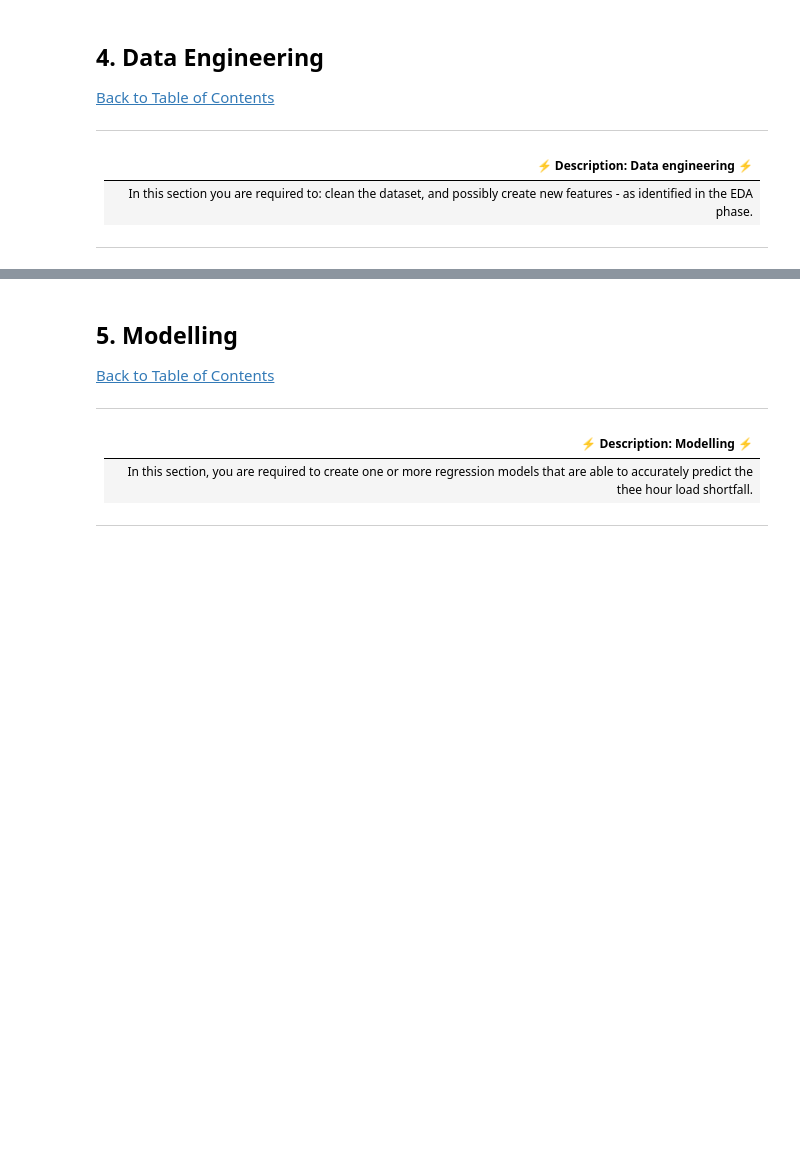
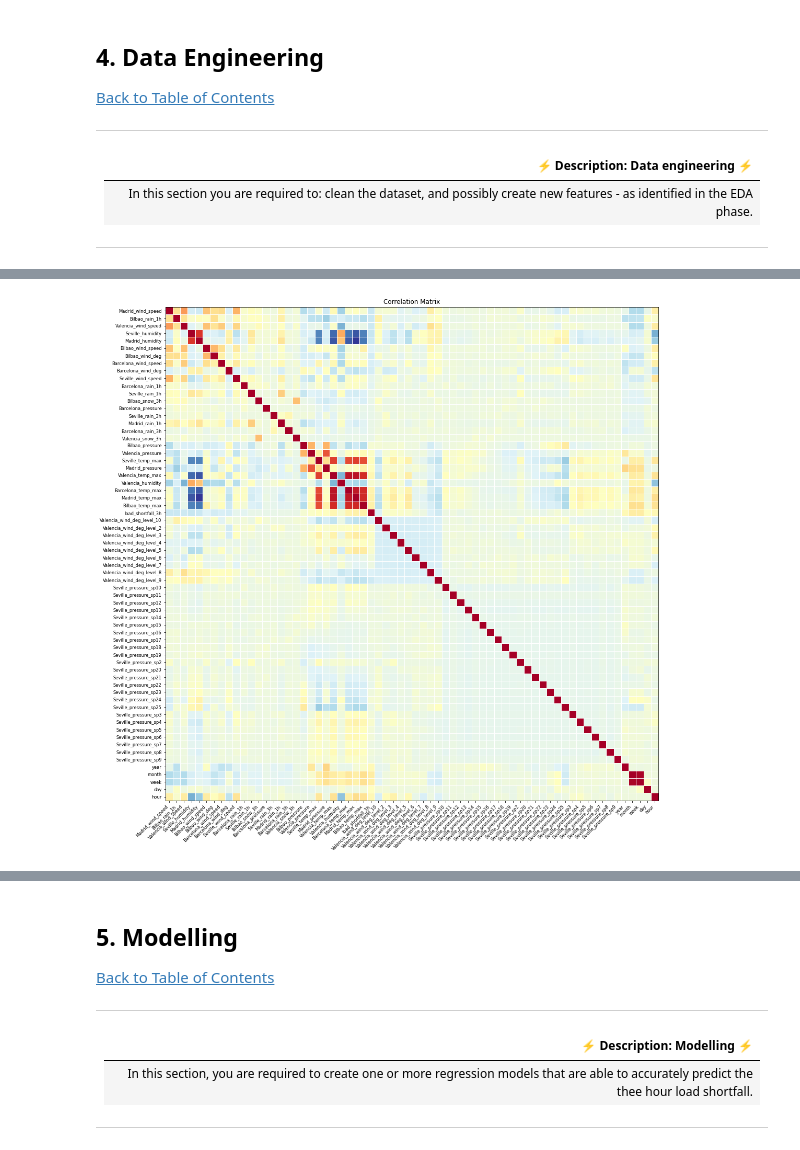
Before and after one commit to endiesworld/EDSA_OCT21_TEAM1_Predict, a Jupyter notebook: starter-notebook.ipynb, the cells around one changed output, grey strips where cells are left out. Cells and saved outputs as stored; diff of their text form; code cells hidden in the pictures; blank space fills up the shorter version.

```diff
--- a/starter-notebook.ipynb
+++ b/starter-notebook.ipynb
@@ -336,0 +339,3 @@ fig.tight_layout(pad=1)
+# %%
+improved_df_2 = improved_df.copy()
+improved_df_2.info()
@@ -336,0 +370,7 @@ fig.tight_layout(pad=1)
+# %%
+improved_df_2['year'] = improved_df_2['time'].dt.year
+improved_df_2['month'] = improved_df_2['time'].dt.month
+improved_df_2['week'] = improved_df_2['time'].dt.week
+improved_df_2['day'] = improved_df_2['time'].dt.day
+improved_df_2['hour'] = improved_df_2['time'].dt.hour
+improved_df_2.head()
@@ -336,0 +412,8 @@ fig.tight_layout(pad=1)
+# %%
+from statsmodels.graphics.correlation import plot_corr
+
+fig = plt.figure(figsize=(15,15));
+ax = fig.add_subplot(111);
+plot_corr(improved_df_2.corr(), xnames = improved_df_2.corr().columns, ax = ax);
+# %% [output]
+[figure, added]
```
Also changed, not shown: parts of 82 cells of this notebook.
